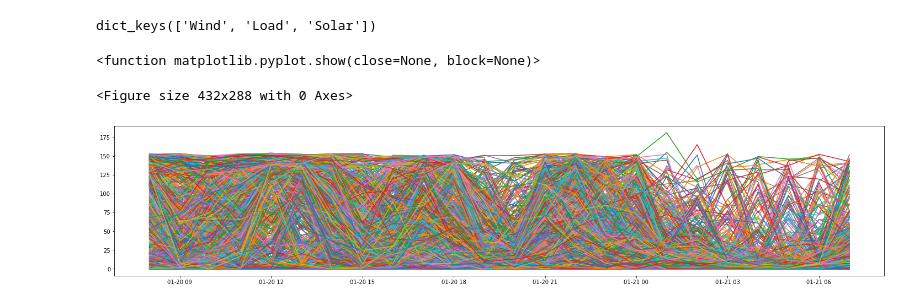
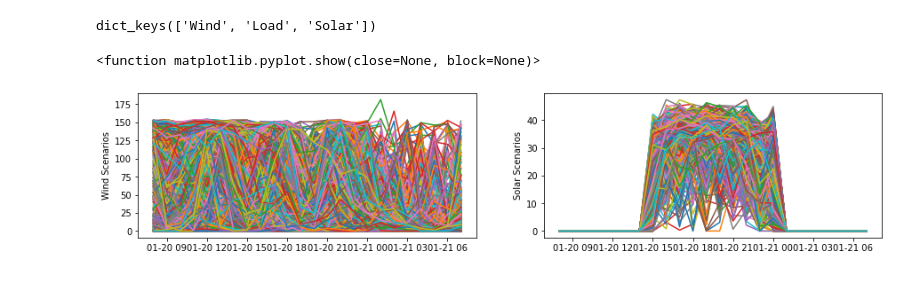
Before and after one commit to MahashwetaPatra/Financial-Modeling-Renewable-Energy, a Jupyter notebook: RTSpickleTocsv.ipynb, the cells around one changed output. Drawn from its saved outputs; the diff is of its cells as text; code cells hidden in the pictures.

Commit message:
Add files via upload
Process RTS sample scenarios to understand input-output relationship between RTS scenarios and Vatic outputs:
(i) total daily system costs; (ii) lost load; (iii) renewable curtailment.
Converts pickle files to csv files

```diff
--- a/RTSpickleTocsv.ipynb
+++ b/RTSpickleTocsv.ipynb
@@ -97,22 +97,30 @@ WindScenarios=scenarios['Wind']['309_WIND_1']
 #['122_WIND_1']
 #print(WindScenarios)
 WindScenarios.to_csv('WindScenarios309_WIND_1.csv')
+SolarScenarios=scenarios['Solar']['320_PV_1']
+SolarScenarios.to_csv('SolarScenarios320_PV_1.csv')
 # %% [output]
 dict_keys(['Wind', 'Load', 'Solar'])
 # %%
 import matplotlib.pyplot as plt
-plt.figure()
-fig = plt.figure(figsize=(25,5))
+#plt.figure()
+fig = plt.figure(figsize=(15,3))
+ax = fig.add_subplot(1,2,1)
+ax.set_ylabel("Wind Scenarios")
 plt.plot(WindScenarios.T)
+plt.show
+
+ax = fig.add_subplot(1,2,2)
+ax.set_ylabel("Solar Scenarios")
+plt.plot(SolarScenarios.T)
 plt.show
 
 #plt.ylim([0.8, 1.02])
 #plt.xlabel("Date")
 #plt.ylabel("% of assets whose scenarios cover actuals from below")
 #plt.title("Wind Coverage From Below at Asset Level Across Time (ORFEUS)")
 #plt.tight_layout()
 #plt.savefig("C:\\Users\\Mahashweta Patra\\Documents\\MikeLudkovski\\Output\\Percentiles\\IntraDayNew1\\Figure\\WindCoverageIntraDayNew1.png", dpi=300)
 # %% [output]
 <function matplotlib.pyplot.show(close=None, block=None)>
-<Figure size 432x288 with 0 Axes>
-[figure, old version]
+[figure, new version]
```
